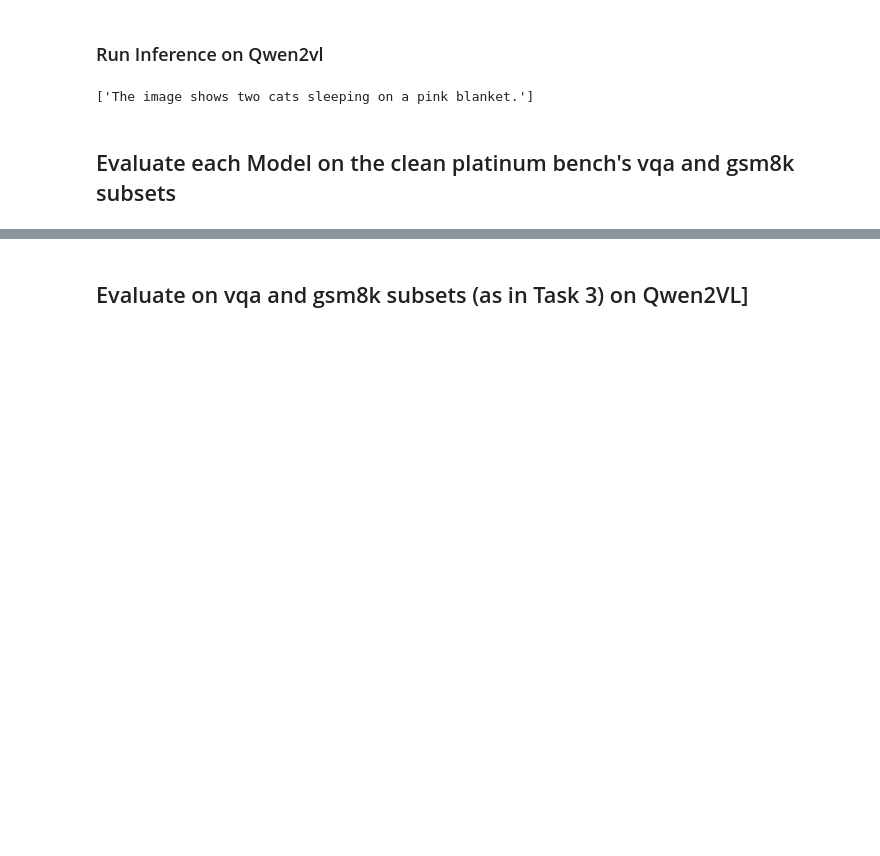
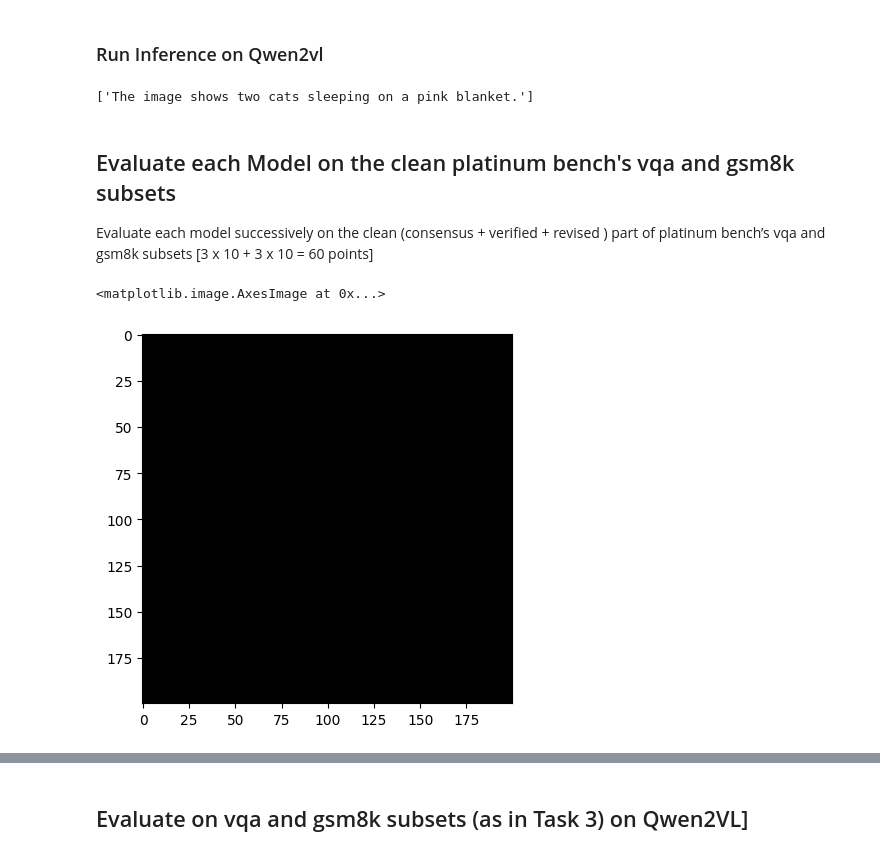
Before and after one commit to lamcnguyen89/CAP_6412_Advanced_CV_Assignments, a Jupyter notebook: Assignment_03/CAP_6412_Assignment_03.ipynb, the cells around one changed output, grey strips where cells are left out. Cells and saved outputs as stored; diff of their text form; code cells hidden in the pictures; blank space fills up the shorter version.

Commit message:
Figured out how to evaluate these Language models

```diff
--- a/Assignment_03/CAP_6412_Assignment_03.ipynb
+++ b/Assignment_03/CAP_6412_Assignment_03.ipynb
@@ -404,3 +406,7 @@ print(output_text)
 ['The image shows two cats sleeping on a pink blanket.']
 # %% [markdown]
 ## Evaluate each Model on the clean platinum bench's vqa and gsm8k subsets
+
+Evaluate each model successively on the clean (consensus + verified +
+revised ) part of platinum bench’s vqa and gsm8k subsets [3 x 10 + 3 x 10 = 60
+points]
@@ -414,0 +413,8 @@ ds = dataset.filter(lambda x: x['cleaning_status'] != 'rejected')
+# %%
+# Load Blank Image
+blank_image = Image.open("Blank_Image.png")
+
+plt.imshow(blank_image)
+# %% [output]
+<matplotlib.image.AxesImage at 0x...>
+[figure, added]
```
Also changed, not shown: parts of 4 cells of this notebook, 1 other file.
